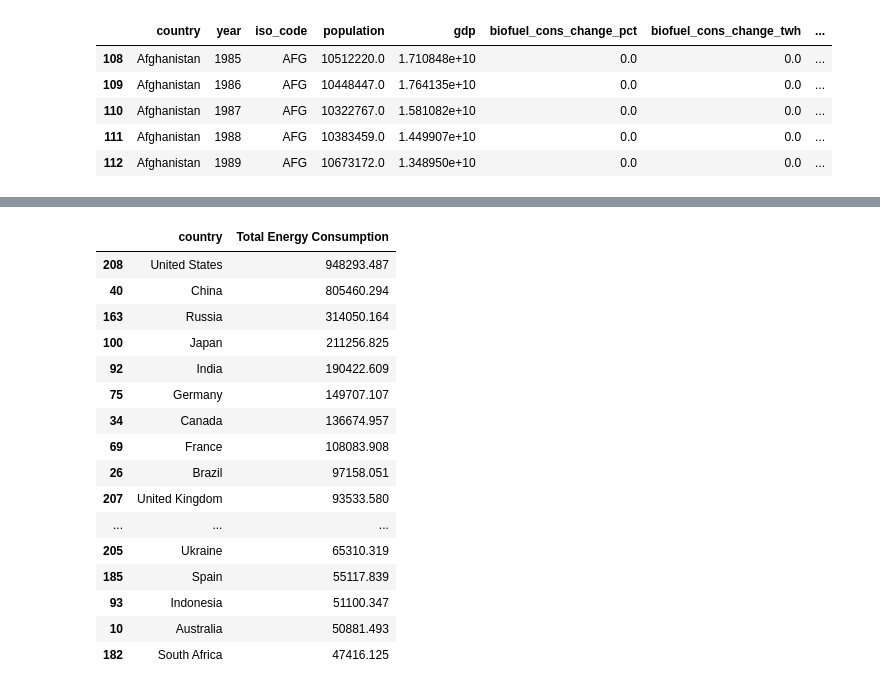
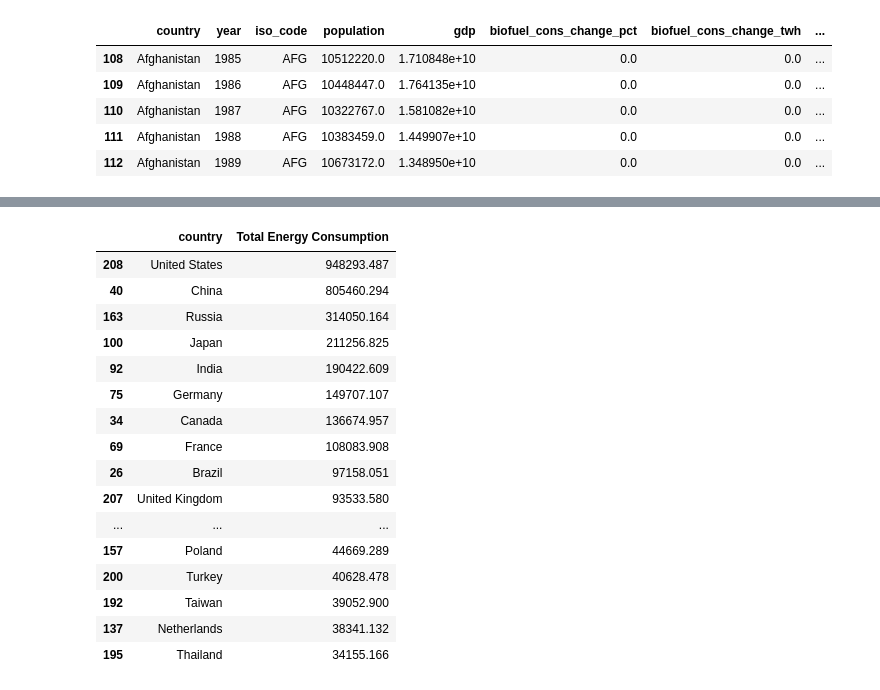
Before and after one commit to skythelimitdt/data_analytics_proj1, a Jupyter notebook: world_energy_consumption.ipynb, the cells around one changed output, grey strips where cells are left out. Drawn from its saved outputs; the diff is of its cells as text; code cells hidden in the pictures.

```diff
--- a/world_energy_consumption.ipynb
+++ b/world_energy_consumption.ipynb
@@ -187,26 +257,26 @@ countries_world_energy_df.head()
 # %%
-top_countries = (
+top_country_df = (
     countries_world_energy_df
     .groupby('country', as_index=False)['Total Energy Consumption']
     .sum()
     .sort_values(by='Total Energy Consumption', ascending=False)
 )
-top_countries.head(20)
+top_country_df.head(25)
 # %% [output]
 |  | country | Total Energy Consumption |
 | 208 | United States | 948293.487 |
 | 40 | China | 805460.294 |
 | 163 | Russia | 314050.164 |
 | 100 | Japan | 211256.825 |
 | 92 | India | 190422.609 |
 | 75 | Germany | 149707.107 |
 | 34 | Canada | 136674.957 |
 | 69 | France | 108083.908 |
 | 26 | Brazil | 97158.051 |
 | 207 | United Kingdom | 93533.580 |
 | ... | ... | ... |
-| 205 | Ukraine | 65310.319 |
-| 185 | Spain | 55117.839 |
-| 93 | Indonesia | 51100.347 |
-| 10 | Australia | 50881.493 |
-| 182 | South Africa | 47416.125 |
+| 157 | Poland | 44669.289 |
+| 200 | Turkey | 40628.478 |
+| 192 | Taiwan | 39052.900 |
+| 137 | Netherlands | 38341.132 |
+| 195 | Thailand | 34155.166 |
```
Also changed, not shown: parts of 47 cells of this notebook.
